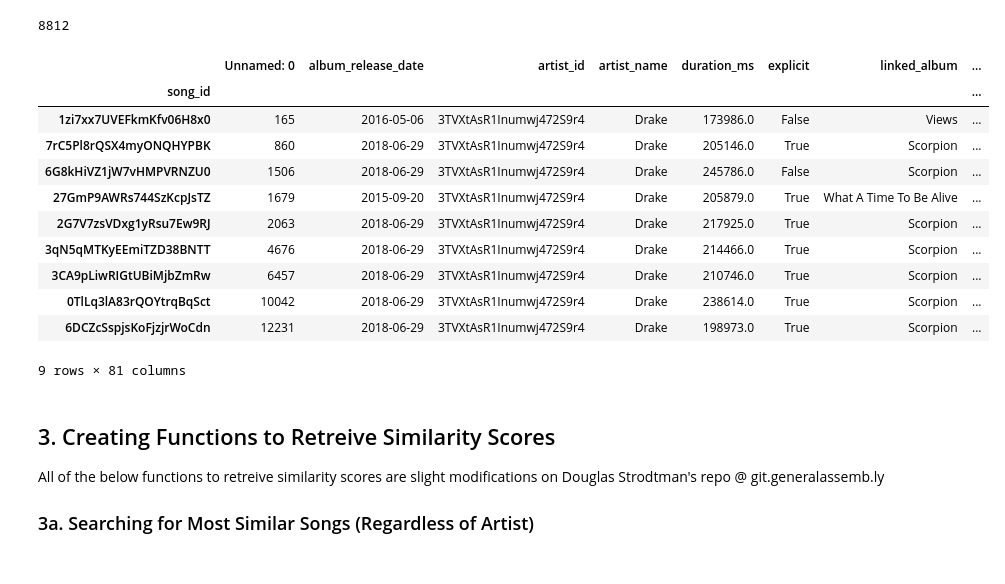
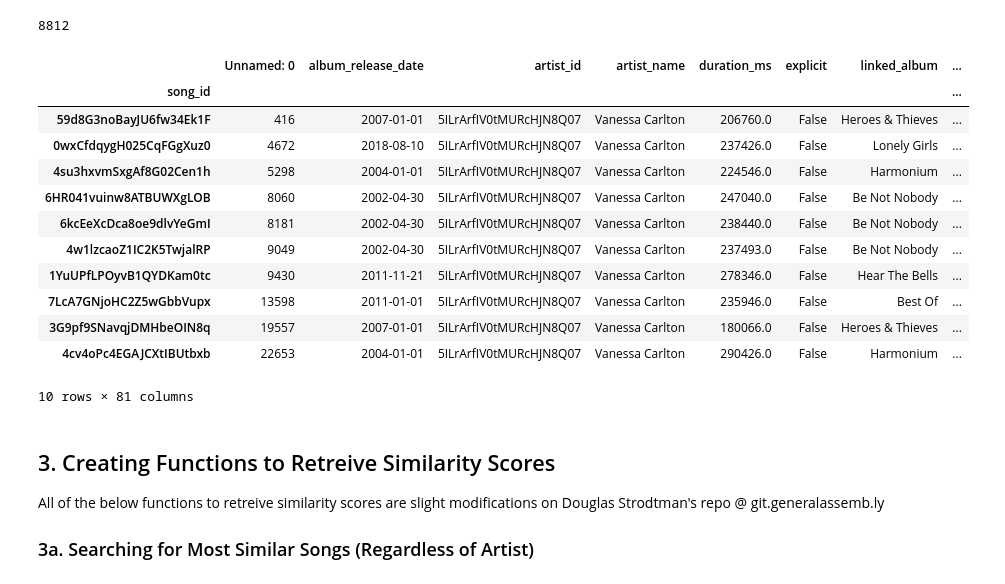
Before and after one commit to jonjohnsontc/songwriter-graph, a Jupyter notebook: notebooks/05_cosine.ipynb, the cells around one changed output. Cells and saved outputs as stored; diff of their text form; code cells hidden in the pictures.

```diff
--- a/notebooks/05_cosine.ipynb
+++ b/notebooks/05_cosine.ipynb
@@ -83,20 +83,21 @@ song_cosine_id['0s8OMEGJQJIUr9VFwNEH1v']
 # %% [output]
 8812
 # %%
-main_song_list[main_song_list['artist_name'] == 'Drake']
+main_song_list[main_song_list['artist_name'] == 'Vanessa Carlton']
 # %% [output]
 |  | Unnamed: 0 | album_release_date | artist_id | artist_name | duration_ms | explicit | linked_album | ... |
 | song_id |  |  |  |  |  |  |  | ... |
-| 1zi7xx7UVEFkmKfv06H8x0 | 165 | 2016-05-06 | 3TVXtAsR1Inumwj472S9r4 | Drake | 173986.0 | False | Views | ... |
-| 7rC5Pl8rQSX4myONQHYPBK | 860 | 2018-06-29 | 3TVXtAsR1Inumwj472S9r4 | Drake | 205146.0 | True | Scorpion | ... |
-| 6G8kHiVZ1jW7vHMPVRNZU0 | 1506 | 2018-06-29 | 3TVXtAsR1Inumwj472S9r4 | Drake | 245786.0 | False | Scorpion | ... |
-| 27GmP9AWRs744SzKcpJsTZ | 1679 | 2015-09-20 | 3TVXtAsR1Inumwj472S9r4 | Drake | 205879.0 | True | What A Time To Be Alive | ... |
-| 2G7V7zsVDxg1yRsu7Ew9RJ | 2063 | 2018-06-29 | 3TVXtAsR1Inumwj472S9r4 | Drake | 217925.0 | True | Scorpion | ... |
-| 3qN5qMTKyEEmiTZD38BNTT | 4676 | 2018-06-29 | 3TVXtAsR1Inumwj472S9r4 | Drake | 214466.0 | True | Scorpion | ... |
-| 3CA9pLiwRIGtUBiMjbZmRw | 6457 | 2018-06-29 | 3TVXtAsR1Inumwj472S9r4 | Drake | 210746.0 | True | Scorpion | ... |
-| 0TlLq3lA83rQOYtrqBqSct | 10042 | 2018-06-29 | 3TVXtAsR1Inumwj472S9r4 | Drake | 238614.0 | True | Scorpion | ... |
-| 6DCZcSspjsKoFjzjrWoCdn | 12231 | 2018-06-29 | 3TVXtAsR1Inumwj472S9r4 | Drake | 198973.0 | True | Scorpion | ... |
+| 59d8G3noBayJU6fw34Ek1F | 416 | 2007-01-01 | 5ILrArfIV0tMURcHJN8Q07 | Vanessa Carlton | 206760.0 | False | Heroes & Thieves | ... |
+| 0wxCfdqygH025CqFGgXuz0 | 4672 | 2018-08-10 | 5ILrArfIV0tMURcHJN8Q07 | Vanessa Carlton | 237426.0 | False | Lonely Girls | ... |
+| 4su3hxvmSxgAf8G02Cen1h | 5298 | 2004-01-01 | 5ILrArfIV0tMURcHJN8Q07 | Vanessa Carlton | 224546.0 | False | Harmonium | ... |
+| 6HR041vuinw8ATBUWXgLOB | 8060 | 2002-04-30 | 5ILrArfIV0tMURcHJN8Q07 | Vanessa Carlton | 247040.0 | False | Be Not Nobody | ... |
+| 6kcEeXcDca8oe9dlvYeGmI | 8181 | 2002-04-30 | 5ILrArfIV0tMURcHJN8Q07 | Vanessa Carlton | 238440.0 | False | Be Not Nobody | ... |
+| 4w1lzcaoZ1IC2K5TwjalRP | 9049 | 2002-04-30 | 5ILrArfIV0tMURcHJN8Q07 | Vanessa Carlton | 237493.0 | False | Be Not Nobody | ... |
+| 1YuUPfLPOyvB1QYDKam0tc | 9430 | 2011-11-21 | 5ILrArfIV0tMURcHJN8Q07 | Vanessa Carlton | 278346.0 | False | Hear The Bells | ... |
+| 7LcA7GNjoHC2Z5wGbbVupx | 13598 | 2011-01-01 | 5ILrArfIV0tMURcHJN8Q07 | Vanessa Carlton | 235946.0 | False | Best Of | ... |
+| 3G9pf9SNavqjDMHbeOIN8q | 19557 | 2007-01-01 | 5ILrArfIV0tMURcHJN8Q07 | Vanessa Carlton | 180066.0 | False | Heroes & Thieves | ... |
+| 4cv4oPc4EGAJCXtIBUtbxb | 22653 | 2004-01-01 | 5ILrArfIV0tMURcHJN8Q07 | Vanessa Carlton | 290426.0 | False | Harmonium | ... |
-9 rows × 81 columns
+10 rows × 81 columns
 # %% [markdown]
 <a name="3"></a>
 ## 3. Creating Functions to Retreive Similarity Scores
```
Also changed, not shown: parts of 8 cells of this notebook, 23 other files.
